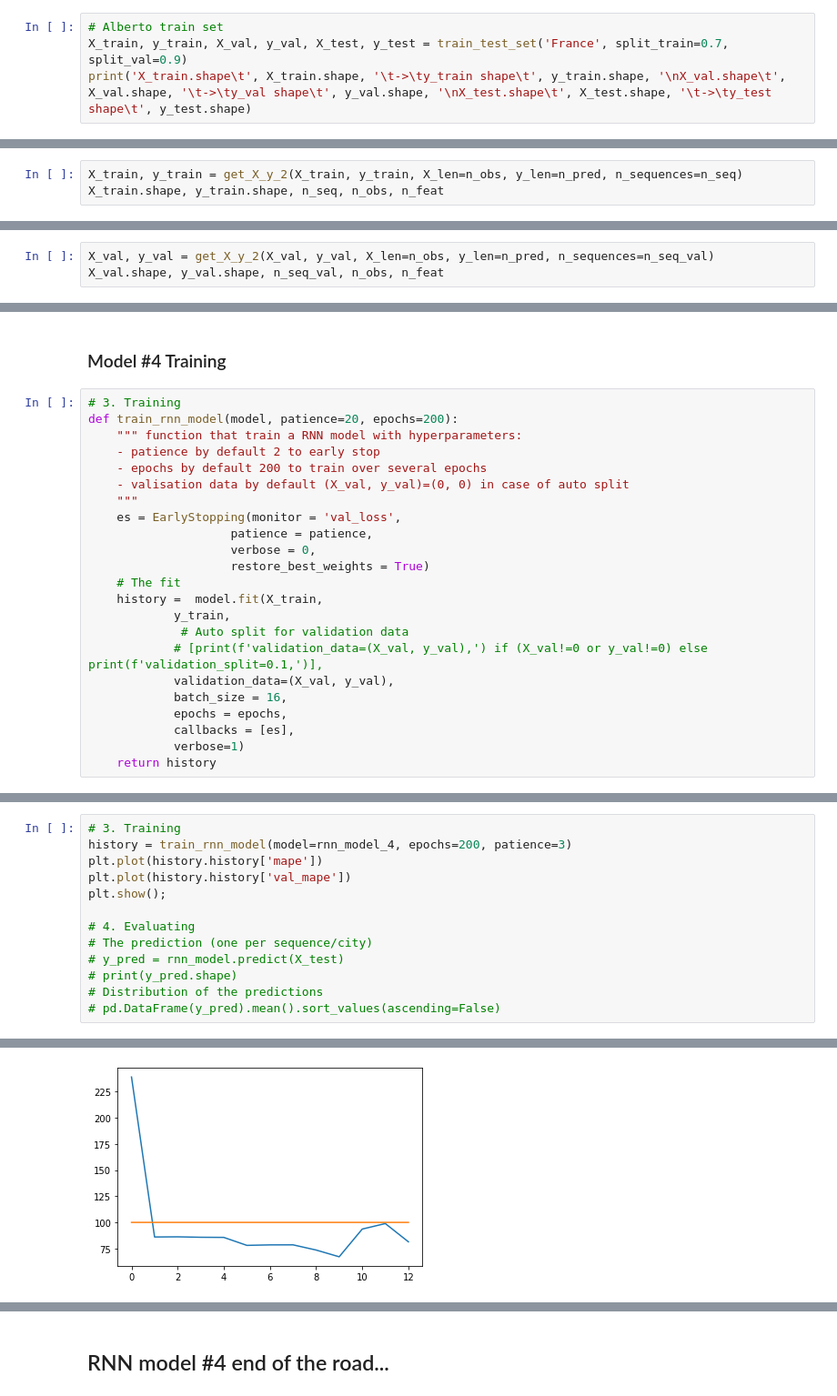
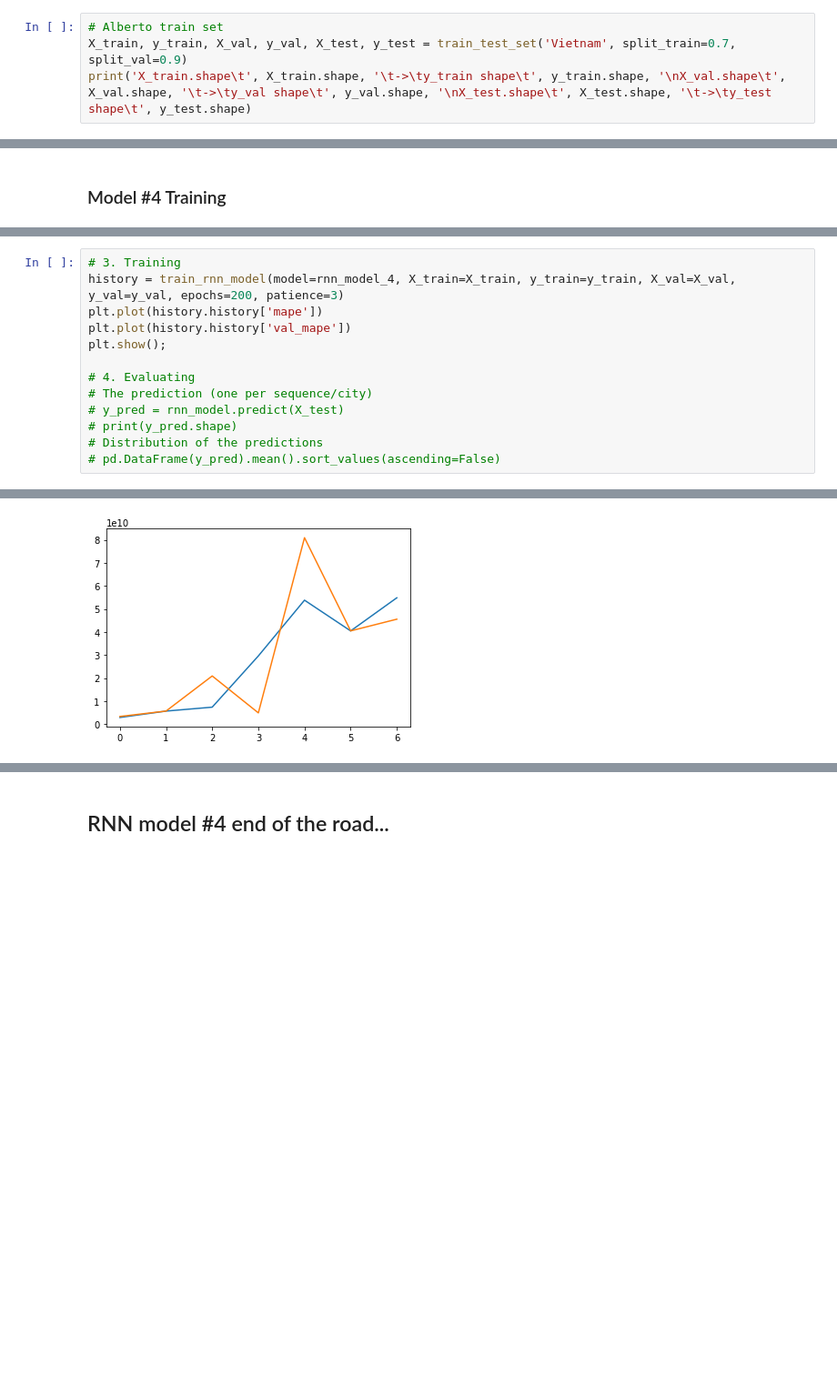
Before and after one commit to tekadata/covid_time_series_prediction, a Jupyter notebook: notebooks/RNN_TeKa.ipynb, the cells around one changed output, grey strips where cells are left out. Shown at 91% size. Drawn from its saved outputs; the diff is of its cells as text; blank space fills up the shorter version.

Commit message:
tk-d7-rnn model with good results

````diff
--- a/notebooks/RNN_TeKa.ipynb
+++ b/notebooks/RNN_TeKa.ipynb
@@ -224,5 +225,5 @@ Split the dataset into training, validation, and test datasplit the dataset into
 # %%
 # Alberto train set
-X_train, y_train, X_val, y_val, X_test, y_test = train_test_set('France', split_train=0.7, split_val=0.9)
+X_train, y_train, X_val, y_val, X_test, y_test = train_test_set('Vietnam', split_train=0.7, split_val=0.9)
 print('X_train.shape\t', X_train.shape, '\t->\ty_train shape\t', y_train.shape, '\nX_val.shape\t', X_val.shape, '\t->\ty_val shape\t', y_val.shape, '\nX_test.shape\t', X_test.shape, '\t->\ty_test shape\t', y_test.shape)
 # %% [output]
@@ -302,3 +260,0 @@ X_test.shape (20, 70, 20) y_test.shape (20, 1)
-# %%
-X_train, y_train = get_X_y_2(X_train, y_train, X_len=n_obs, y_len=n_pred, n_sequences=n_seq)
-X_train.shape, y_train.shape, n_seq, n_obs, n_feat
@@ -307,3 +260,0 @@ X_train.shape, y_train.shape, n_seq, n_obs, n_feat
-# %%
-X_val, y_val = get_X_y_2(X_val, y_val, X_len=n_obs, y_len=n_pred, n_sequences=n_seq_val)
-X_val.shape, y_val.shape, n_seq_val, n_obs, n_feat
@@ -332,29 +277,6 @@ y.shape = (n_sequences, )
 ```
 # %% [markdown]
 ### Model #4 Training
-# %%
-# 3. Training
-def train_rnn_model(model, patience=20, epochs=200):
-    """ function that train a RNN model with hyperparameters:
-    - patience by default 2 to early stop
-    - epochs by default 200 to train over several epochs
-    - valisation data by default (X_val, y_val)=(0, 0) in case of auto split
-    """
-    es = EarlyStopping(monitor = 'val_loss',
-                    patience = patience,
-                    verbose = 0,
-                    restore_best_weights = True)
-    # The fit
-    history =  model.fit(X_train,
-            y_train,
-             # Auto split for validation data
-            # [print(f'validation_data=(X_val, y_val),') if (X_val!=0 or y_val!=0) else print(f'validation_split=0.1,')],
-            validation_data=(X_val, y_val),
-            batch_size = 16,
-            epochs = epochs,
-            callbacks = [es],
-            verbose=1)
-    return history
 # %%
 print('X_train.shape\t', X_train.shape, '\t->\ty_train shape\t', y_train.shape, '\nX_val.shape\t', X_val.shape, '\t->\ty_val shape\t', y_val.shape, '\nX_test.shape\t', X_test.shape, '\t->\ty_test shape\t', y_test.shape)
 print('type(X_train)\t', type(X_train), '\t->\ttype(y_train)\t', type(y_train), '\ntype(X_val)\t', type(X_val), '\t->\ttype(y_val)\t', type(y_val), '\ntype(X_test)\t', type(X_test), '\t->\ttype(y_test)\t', type(y_test))
@@ -416,6 +335,6 @@ _________________________________________________________________
 # %%
 # 3. Training
-history = train_rnn_model(model=rnn_model_4, epochs=200, patience=3)
+history = train_rnn_model(model=rnn_model_4, X_train=X_train, y_train=y_train, X_val=X_val, y_val=y_val, epochs=200, patience=3)
 plt.plot(history.history['mape'])
 plt.plot(history.history['val_mape'])
 plt.show();
@@ -447 +364 @@ Epoch 13/200
-[figure, old version]
+[figure, new version]
````
Also changed, not shown: parts of 29 cells of this notebook, 2 other files.
